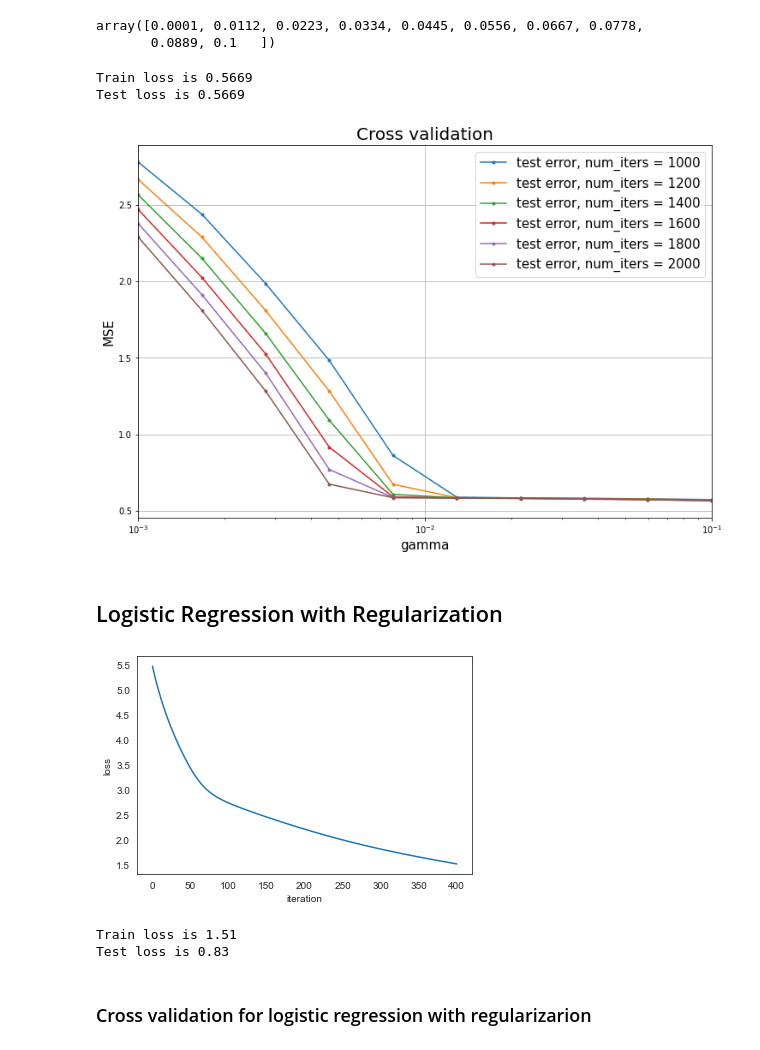
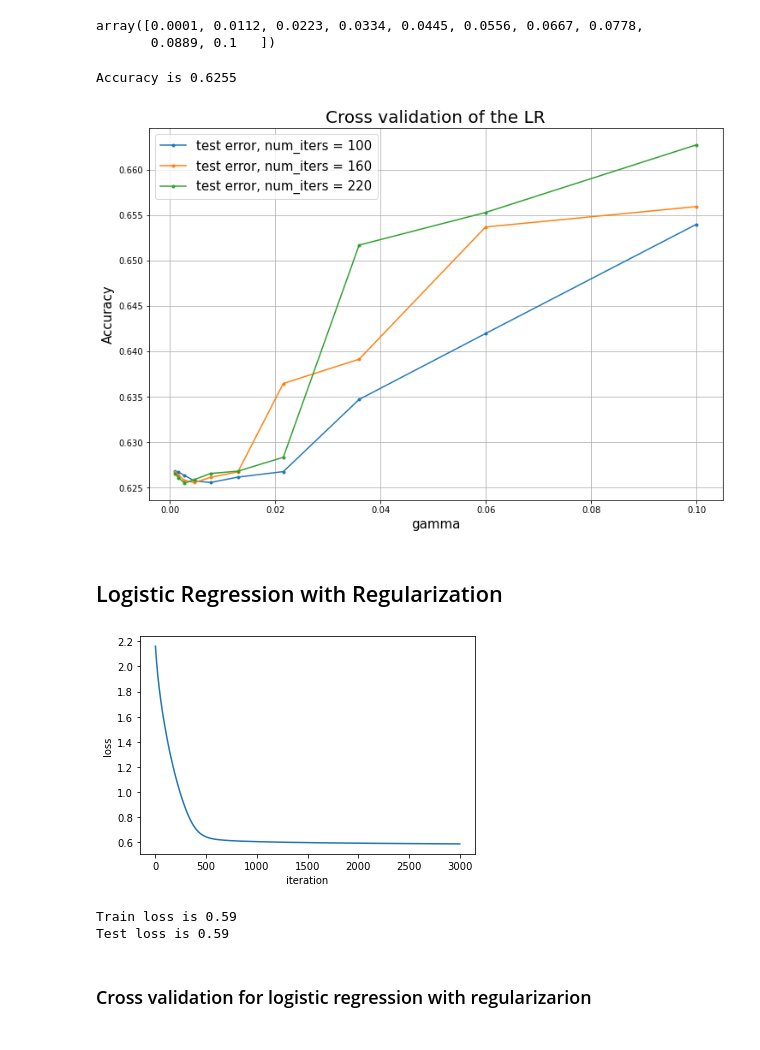
Before and after one commit to SonyaBlinova/ml-project-1-SES, a Jupyter notebook: project1.ipynb, the cells around one changed output. Cells and saved outputs as stored; diff of their text form; code cells hidden in the pictures.

```diff
--- a/project1.ipynb
+++ b/project1.ipynb
@@ -273,33 +265,32 @@ array([0.0001, 0.0112, 0.0223, 0.0334, 0.0445, 0.0556, 0.0667, 0.0778,
 # %%
 # parameters setting
 type_ = 'LR'
 bd_left = -3
 bd_right = -1
 # grid for hyperparameters
 # gammas = np.linspace(10**bd_left, 10**bd_right, 10)
 gammas = np.logspace(bd_left, bd_right, 10)
-max_iters = np.arange(1000, 2200, 200)
+max_iters = np.arange(100, 240, 60)
 cross_validation_demo(type_=type_, y=y, tx=tx, bd_left=bd_left, bd_right=bd_right, gammas=gammas, max_iters=max_iters, seed=seed)
 # %% [output]
-Train loss is 0.5669
-Test loss is 0.5669
+Accuracy is 0.6255
-[figure, old version]
+[figure, new version]
 # %% [markdown]
 ## Logistic Regression with Regularization
 # %%
-max_iters = 400
+max_iters = 3000
 gamma = 0.01
-initial_w = np.ones((x_train.shape[1]))
-lambda_ = 1e-2
+initial_w = np.random.rand((x_train.shape[1]))
+lambda_ = 1e-3
 
 w_log, loss = reg_logistic_regression(y_train, x_train, lambda_, initial_w, max_iters, gamma, plot_loss = True)
-test_loss = compute_mse(y_test, x_test, w)
+test_loss = compute_mse(y_test, x_test, w_log)
 print("Train loss is {:.2f}".format(loss))
 print("Test loss is {:.2f}".format(test_loss))
 # %% [output]
-[figure, old version]
+[figure, new version]
-Train loss is 1.51
-Test loss is 0.83
+Train loss is 0.59
+Test loss is 0.59
 # %% [markdown]
 ### Cross validation for logistic regression with regularizarion
 # %%
```
Also changed, not shown: parts of 9 cells of this notebook, 3 other files.
